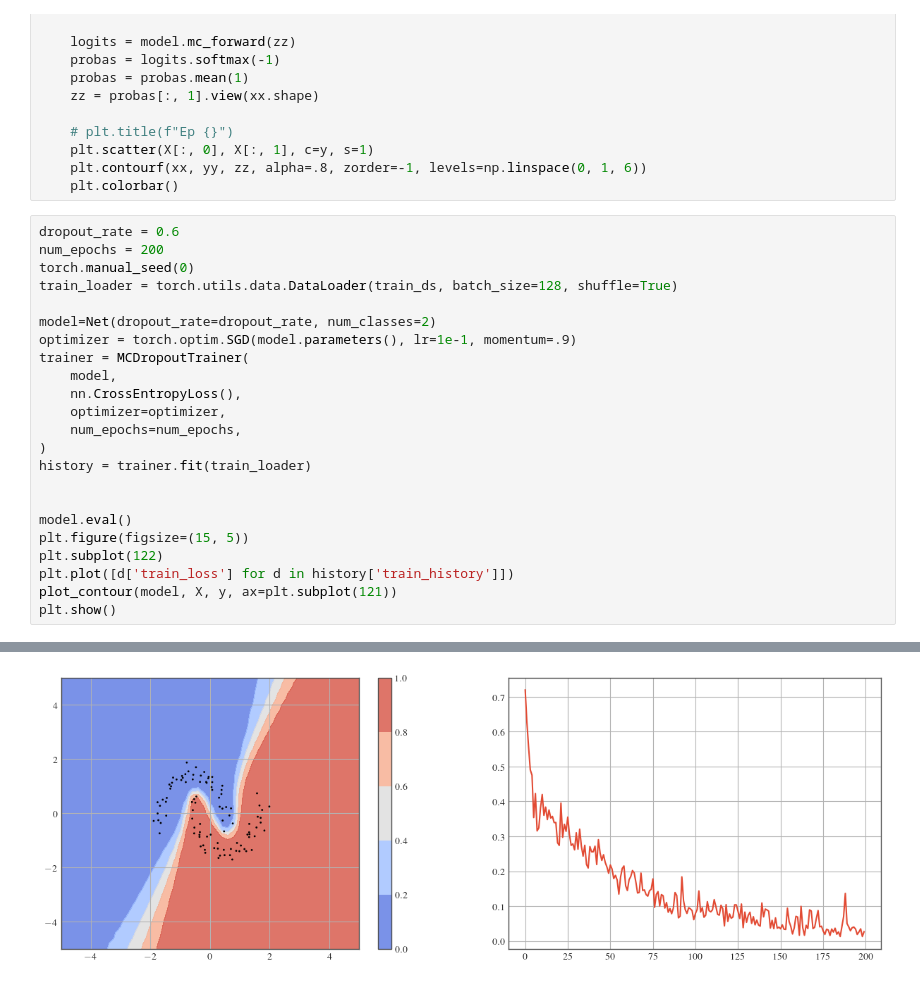
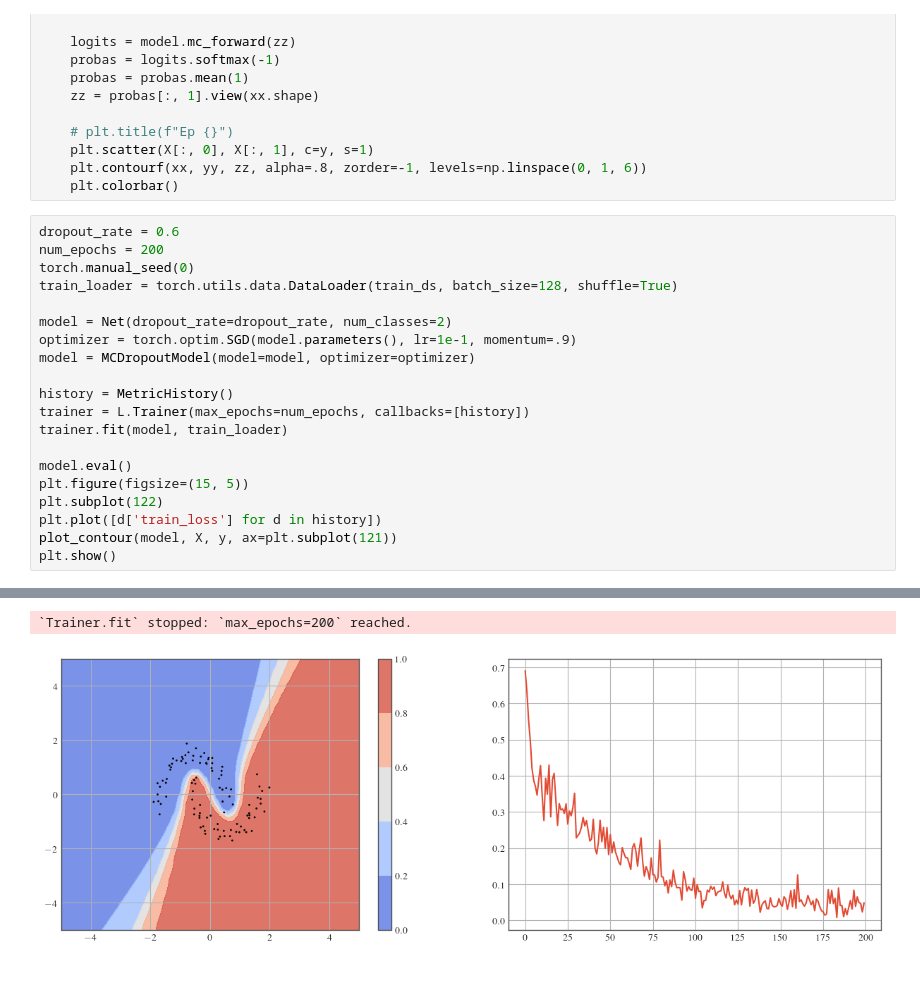
Before and after one commit to dhuseljic/dal-toolbox, a Jupyter notebook: notebooks/uncertainty/mc-dropout.ipynb, the cells around one changed output, grey strips where cells are left out. Drawn from its saved outputs; the diff is of its cells as text.

```diff
--- a/notebooks/uncertainty/mc-dropout.ipynb
+++ b/notebooks/uncertainty/mc-dropout.ipynb
@@ -78,21 +78,18 @@ num_epochs = 200
 torch.manual_seed(0)
 train_loader = torch.utils.data.DataLoader(train_ds, batch_size=128, shuffle=True)
 
-model=Net(dropout_rate=dropout_rate, num_classes=2)
+model = Net(dropout_rate=dropout_rate, num_classes=2)
 optimizer = torch.optim.SGD(model.parameters(), lr=1e-1, momentum=.9)
-trainer = MCDropoutTrainer(
-    model,
-    nn.CrossEntropyLoss(),
-    optimizer=optimizer,
-    num_epochs=num_epochs,
-)
-history = trainer.fit(train_loader)
+model = MCDropoutModel(model=model, optimizer=optimizer)
 
+history = MetricHistory()
+trainer = L.Trainer(max_epochs=num_epochs, callbacks=[history])
+trainer.fit(model, train_loader)
 
 model.eval()
 plt.figure(figsize=(15, 5))
 plt.subplot(122)
-plt.plot([d['train_loss'] for d in history['train_history']])
+plt.plot([d['train_loss'] for d in history])
 plot_contour(model, X, y, ax=plt.subplot(121))
 plt.show()
 # %% [output]
@@ -116 +113,2 @@ Epoch [200] Total time: 0:00:00
+`Trainer.fit` stopped: `max_epochs=200` reached.
-[figure, old version]
+[figure, new version]
```
Also changed, not shown: parts of 2 cells of this notebook, 10 other files.
